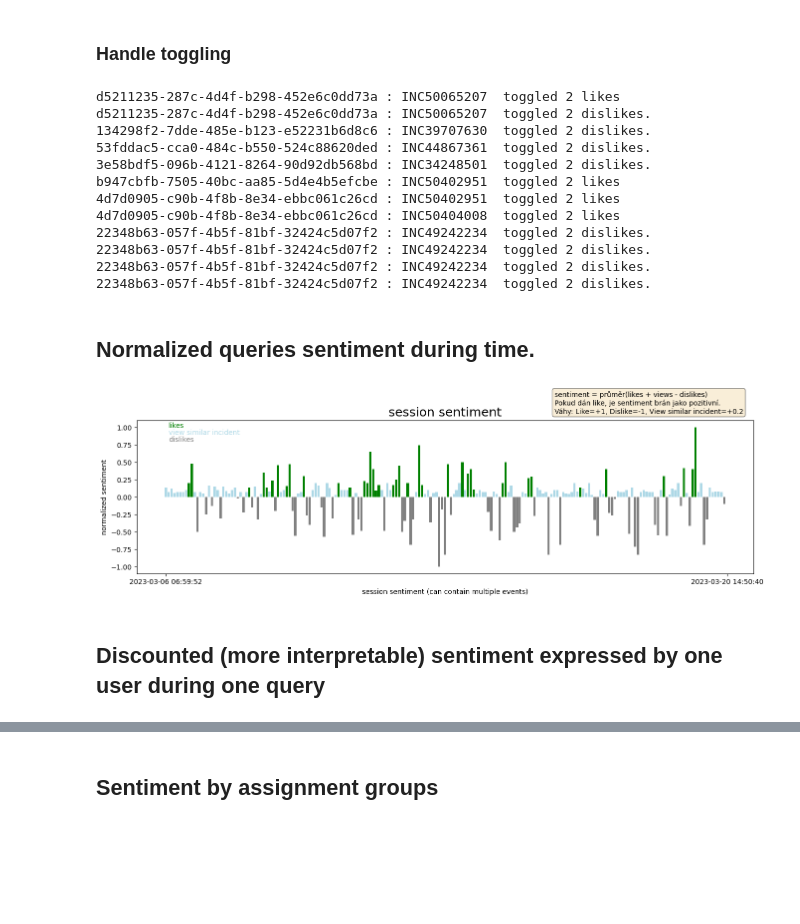
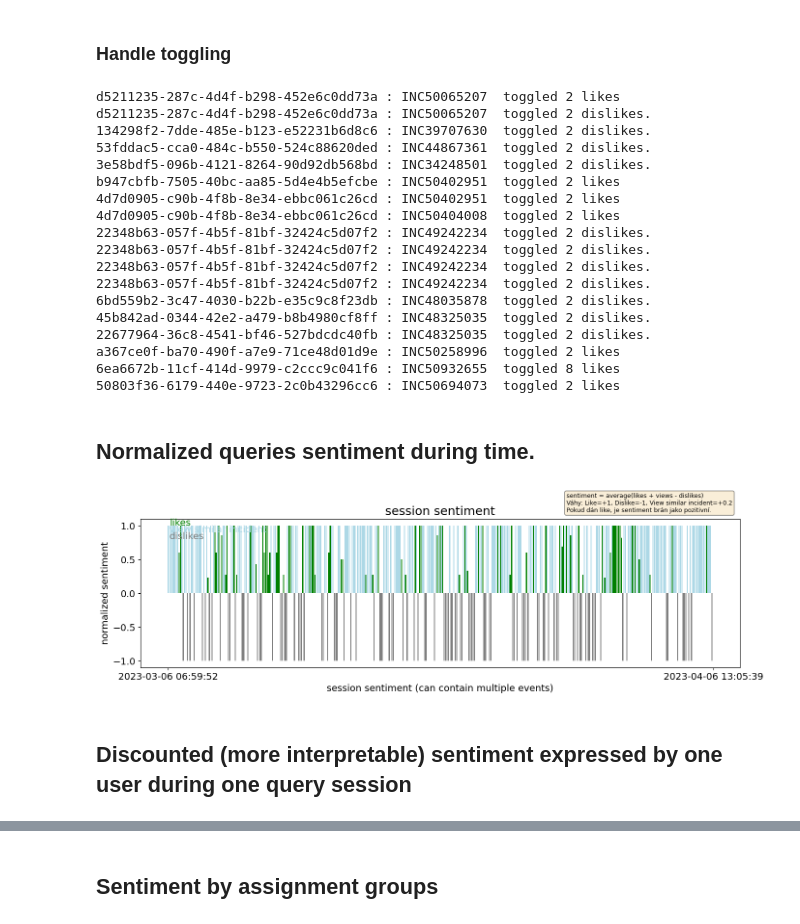
Before and after one commit to the-mama-ai/msearch_csas_ux_analysis, a Jupyter notebook: analysis.ipynb, the cells around one changed output, grey strips where cells are left out. Drawn from its saved outputs; the diff is of its cells as text; code cells hidden in the pictures; blank space fills up the shorter version.

```diff
--- a/analysis.ipynb
+++ b/analysis.ipynb
@@ -11,6 +11,7 @@ import pandas as pd
 ## Parse the events from csas_logs.csv .
 # %%
 csv_file_path = 'ui_logs_2023-03-20 16_29_49.774183.csv'
+csv_file_path = 'ui_logs_2023-04-06 13_50_36.138784.csv'
 
 events = filter_events_by_time(
     events=parse_all_events_from_csv(csv_file_path),
@@ -36,6 +37,7 @@ for index, event in enumerate(events):
         if event.similar_ticket_id not in client.liked_incident_result:
             client.liked_incident_result[event.similar_ticket_id] = []
         client.liked_incident_result[event.similar_ticket_id].append([index, event])
+
     if event.event_type == EventType.DISLIKE:
         if event.similar_ticket_id not in client.disliked_incident_result:
             client.disliked_incident_result[event.similar_ticket_id] = []
@@ -51,6 +53,7 @@ def did_toggle(toggled_events: list[Event]) -> bool:
 
 
 event_indices_to_remove: list[int] = []
+
 for client in clients.values():
 
     for result_id, possibly_toggled_events in client.liked_incident_result.items():
@@ -83,20 +86,27 @@ b947cbfb-7505-40bc-aa85-5d4e4b5efcbe : INC50402951  toggled 2 likes
 22348b63-057f-4b5f-81bf-32424c5d07f2 : INC49242234  toggled 2 dislikes.
 22348b63-057f-4b5f-81bf-32424c5d07f2 : INC49242234  toggled 2 dislikes.
 22348b63-057f-4b5f-81bf-32424c5d07f2 : INC49242234  toggled 2 dislikes.
+6bd559b2-3c47-4030-b22b-e35c9c8f23db : INC48035878  toggled 2 dislikes.
+45b842ad-0344-42e2-a479-b8b4980cf8ff : INC48325035  toggled 2 dislikes.
+22677964-36c8-4541-bf46-527bdcdc40fb : INC48325035  toggled 2 dislikes.
+a367ce0f-ba70-490f-a7e9-71ce48d01d9e : INC50258996  toggled 2 likes
+6ea6672b-11cf-414d-9979-c2ccc9c041f6 : INC50932655  toggled 8 likes
+50803f36-6179-440e-9723-2c0b43296cc6 : INC50694073  toggled 2 likes
 # %%
-events = untoggled_events
+# events = untoggled_events
 df: pd.DataFrame = pd.DataFrame.from_records([event.to_dict() for event in events])
 # %% [markdown]
 ## Normalized queries sentiment during time.
 # %%
 grouped_source_and_user = df.groupby(['source_ticket_id', 'client_id'])
 
+#TODO: rename event_group to session
 event_groups_sentiment: dict[str, np.ndarray] = {}
 for source_and_user, indices in grouped_source_and_user.indices.items():
     contains_sentiment: bool = False
     for index in indices:
         event: Event = events[index]
-        if event.event_type == EventType.LIKE or event.event_type == EventType.DISLIKE:
+        if event.event_type in [EventType.LIKE, EventType.DISLIKE]:
             contains_sentiment = True
             break
     if contains_sentiment:
@@ -107,7 +117,7 @@ for source_and_user, indices in grouped_source_and_user.indices.items():
     contains_view_similar: bool = False
     for index in indices:
         event: Event = events[index]
-        if event.event_type == EventType.LIKE or event.event_type == EventType.DISLIKE:
+        if event.event_type in [EventType.LIKE, EventType.DISLIKE]:
             contains_view_similar = False
             break
         if event.event_type == EventType.VIEW_SIMILAR_INCIDENT:
@@ -126,9 +136,10 @@ class Path:
 
 # non-discounted normalized sentiment: <-1, 1>, -1 strong dislike, +1 strong like
 LIKE_WEIGHT = 1
-DISLIKE_WEIGHT = 1
-SIMILAR_VIEW_WEIGHT = 0.2
+DISLIKE_WEIGHT = 0.675
+SIMILAR_VIEW_WEIGHT = 0.000001
 
+# TODO: rename to sentiment_sessions
 all_relevant_event_groups = event_groups_sentiment | event_groups_view_similar
 sentiment_paths: dict[str, Path] = {name: Path() for name in all_relevant_event_groups.keys()}
 for source_and_user, indices in all_relevant_event_groups.items():
@@ -156,10 +167,10 @@ for source_and_user, indices in all_relevant_event_groups.items():
                 if event.similar_ticket_id not in similar_view_ids:
                     views += SIMILAR_VIEW_WEIGHT
                     similar_view_ids.add(event.similar_ticket_id)
-
+    dislike_sum = dislikes
     if likes > 0 and dislikes > 0:
         dislikes = 0
-    sentiment_paths[source_and_user].sentiment = float((likes + views - dislikes) / len(indices))
+    sentiment_paths[source_and_user].sentiment = float((likes + views - dislikes) / (likes + views + dislike_sum))
 
     sentiment_paths[source_and_user].events += [events[index] for index in indices]
     sentiment_paths[source_and_user].timestamp_start = events[indices[0]].timestamp
@@ -169,39 +180,38 @@ sentiment_paths_sorted = sorted(sentiment_paths.items(), key=lambda item: item[1
 
 f, ax = plt.subplots(figsize=(16, 4))
 colors: list[str] = []
 for name, path in sentiment_paths_sorted:
     if path.only_view:
         colors.append('lightblue')  # mediumspringblue, cornflowerblue
     elif path.sentiment >= 0:
         colors.append('green')
     elif path.sentiment < 0:
         colors.append('grey')
 
 plt.bar(
     range(len(sentiment_paths_sorted)),
     [path[1].sentiment for path in sentiment_paths_sorted],
     color=colors
 )
 
 plt.title('session sentiment', size=18)
 plt.xlabel('session sentiment (can contain multiple events)')
 plt.xticks([0, len(sentiment_paths_sorted)],
            [sentiment_paths_sorted[0][1].timestamp_start, sentiment_paths_sorted[-1][1].timestamp_start])
 plt.ylabel('normalized sentiment')
 plt.text(1, 1, f'likes', color='green')
 plt.text(1, 0.9, f'view similar incident', color='lightblue')  #mediumseagreen
 plt.text(1, 0.8, f'dislikes', color='gray')
 
-plt.text(135, 1.2, f"sentiment = average(likes + views - dislikes)\n"
+plt.text(290, 1.2, f"sentiment = average(likes + views - dislikes)\n"
                    f"Váhy: Like=+1, Dislike=-1, View similar incident=+0.2\n"
                    f"Pokud dán like, je sentiment brán jako pozitivní.",
-
-         size=10, bbox=dict(boxstyle='round', facecolor='wheat', alpha=0.5))
+         size=9, bbox=dict(boxstyle='round', facecolor='wheat', alpha=0.5))
 plt.show()
 # %% [output]
-[figure, old version]
+[figure, new version]
 # %% [markdown]
-## Discounted (more interpretable) sentiment expressed by one user during one query
+## Discounted (more interpretable) sentiment expressed by one user during one query session
 # %%
 views_count = len([1 for path in sentiment_paths.values() if path.only_view])
 likes_count = len([1 for path in sentiment_paths.values() if not path.only_view and path.sentiment > 0])
```
Also changed, not shown: parts of 17 cells of this notebook, 2 other files.
